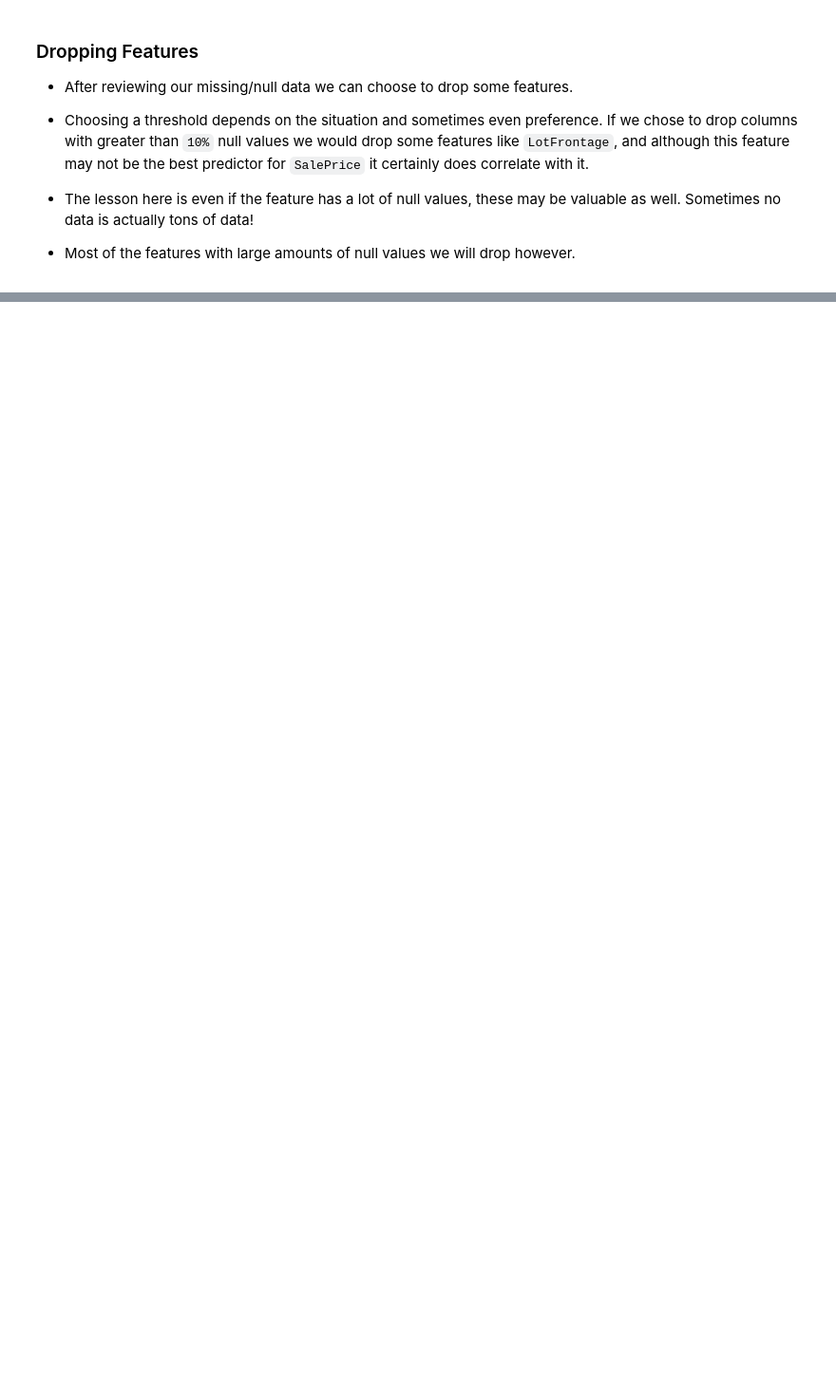
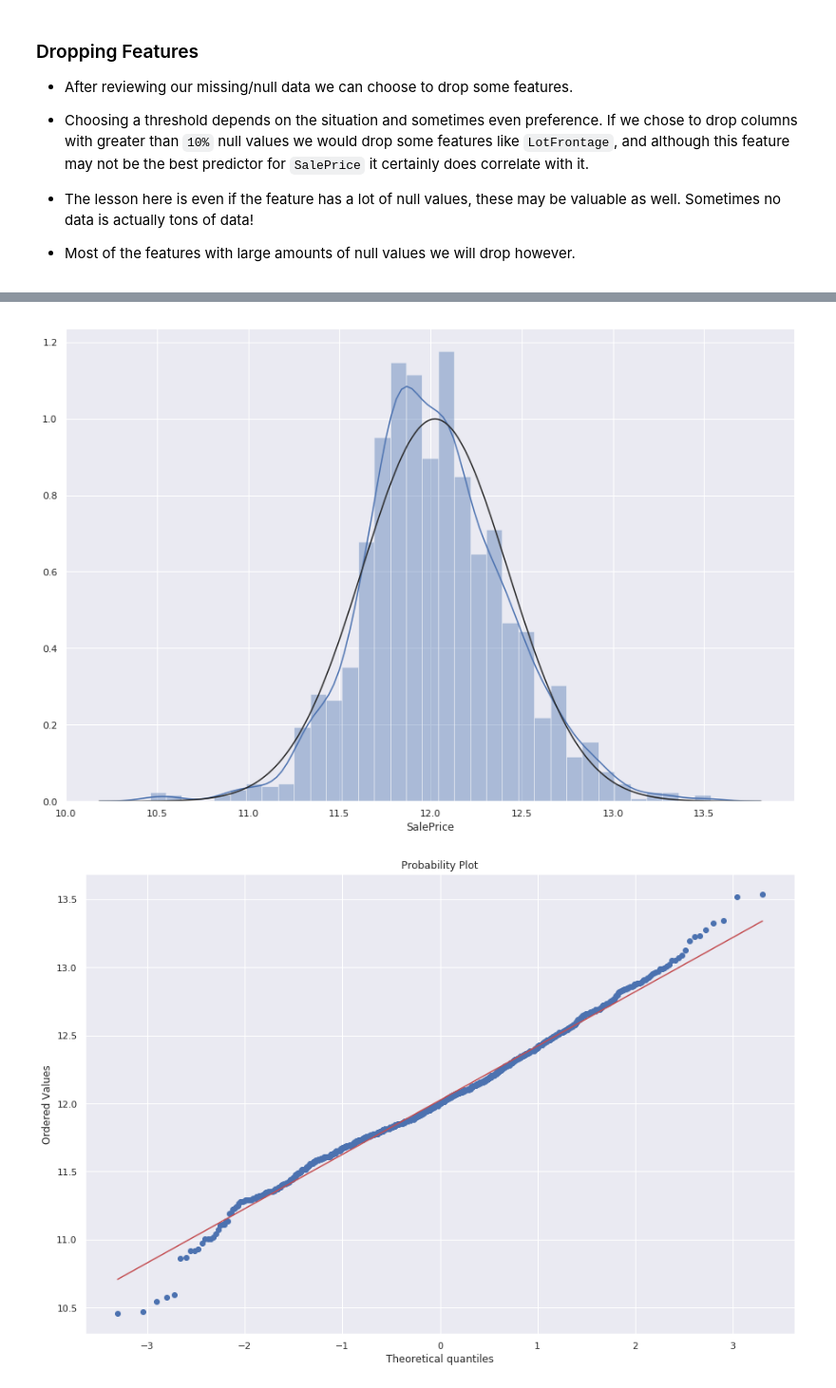
Before and after one commit to kristopher-smith/Viz-Final-Project, a Jupyter notebook: Predicting-Housing-Price.ipynb, the cells around one changed output, grey strips where cells are left out. Shown at 95% size. Saved outputs shown, nothing was run; the diff lists cells and outputs as text; code cells hidden in the pictures; blank space fills up the shorter version.

```diff
--- a/Predicting-Housing-Price.ipynb
+++ b/Predicting-Housing-Price.ipynb
@@ -726,0 +501,15 @@ I’m building an interactive, 5 weeks cohort-based course for people who want t
+# %%
+## Log Transformation On Target Feature
+df_train['SalePrice'] = np.log(df_train['SalePrice'])
+
+## Plot Distribution After Transformation
+sns.distplot(df_train['SalePrice'],
+             fit=norm);
+
+## Plot QQ After Transformation
+fig = plt.figure()
+res = stats.probplot(df_train['SalePrice'],
+                     plot=plt)
+# %% [output]
+[figure, added]
+[figure, added]
```
Also changed, not shown: parts of 71 cells of this notebook.
